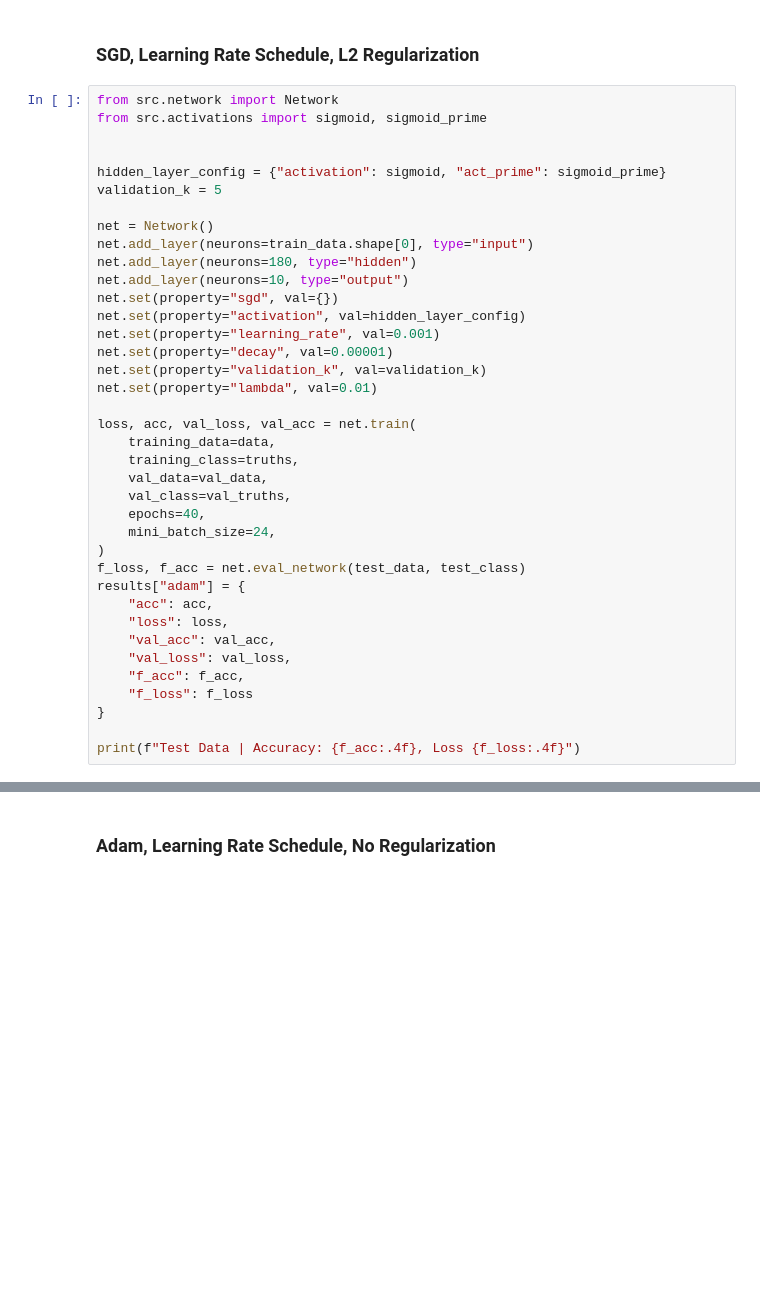
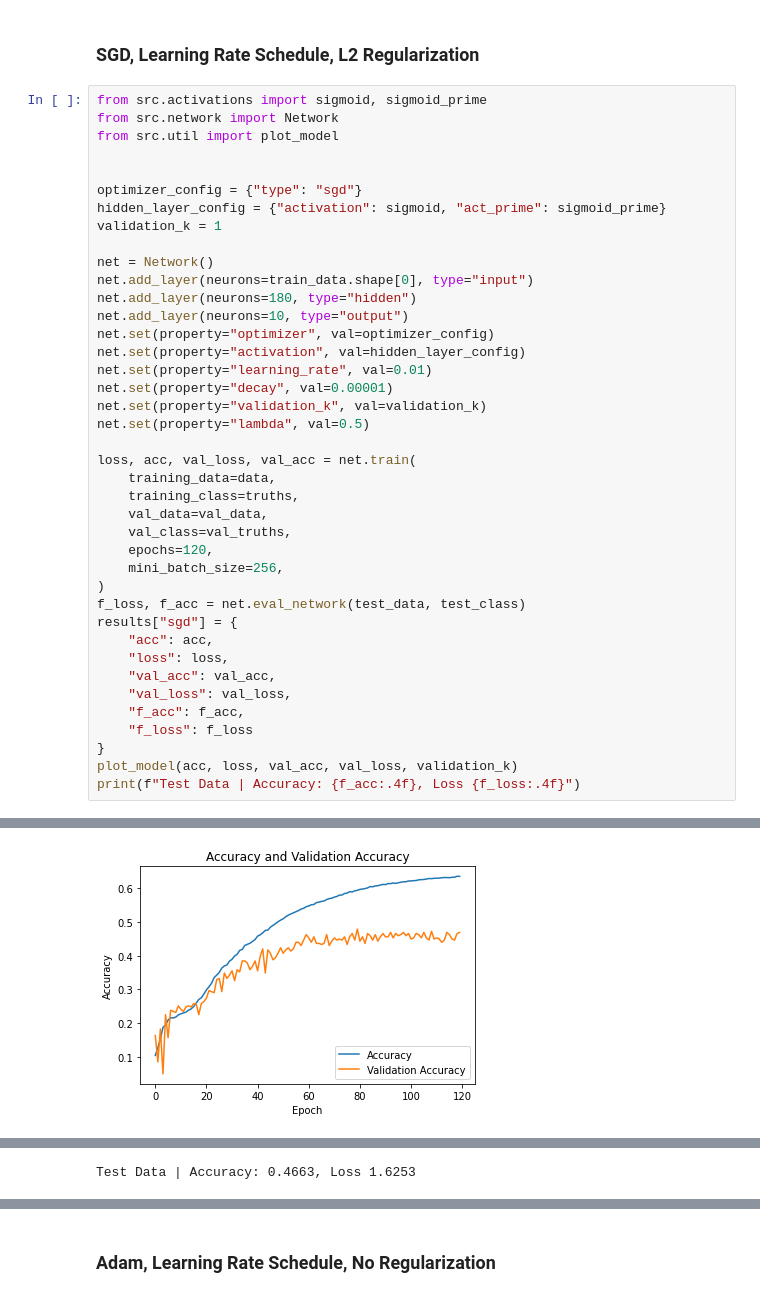
Before and after one commit to JakobSkornik/deep-learning-projects, a Jupyter notebook: task-1/main.ipynb, the cells around one changed output, grey strips where cells are left out. Cells and saved outputs as stored; diff of their text form; blank space fills up the shorter version.

```diff
--- a/task-1/main.ipynb
+++ b/task-1/main.ipynb
@@ -159,34 +113,36 @@ plot_model(acc, loss, val_acc, val_loss, validation_k)
 # %% [markdown]
 ### SGD, Learning Rate Schedule, L2 Regularization
 # %%
+from src.activations import sigmoid, sigmoid_prime
 from src.network import Network
-from src.activations import sigmoid, sigmoid_prime
+from src.util import plot_model
 
 
+optimizer_config = {"type": "sgd"}
 hidden_layer_config = {"activation": sigmoid, "act_prime": sigmoid_prime}
-validation_k = 5
+validation_k = 1
 
 net = Network()
 net.add_layer(neurons=train_data.shape[0], type="input")
 net.add_layer(neurons=180, type="hidden")
 net.add_layer(neurons=10, type="output")
-net.set(property="sgd", val={})
+net.set(property="optimizer", val=optimizer_config)
 net.set(property="activation", val=hidden_layer_config)
-net.set(property="learning_rate", val=0.001)
+net.set(property="learning_rate", val=0.01)
 net.set(property="decay", val=0.00001)
 net.set(property="validation_k", val=validation_k)
-net.set(property="lambda", val=0.01)
+net.set(property="lambda", val=0.5)
 
 loss, acc, val_loss, val_acc = net.train(
     training_data=data,
     training_class=truths,
     val_data=val_data,
     val_class=val_truths,
-    epochs=40,
-    mini_batch_size=24,
+    epochs=120,
+    mini_batch_size=256,
 )
 f_loss, f_acc = net.eval_network(test_data, test_class)
-results["adam"] = {
+results["sgd"] = {
     "acc": acc,
     "loss": loss,
     "val_acc": val_acc,
@@ -194,5 +150,6 @@ results["adam"] = {
     "f_acc": f_acc,
     "f_loss": f_loss
 }
-
+plot_model(acc, loss, val_acc, val_loss, validation_k)
 print(f"Test Data | Accuracy: {f_acc:.4f}, Loss {f_loss:.4f}")
+# %% [output]
@@ -198,0 +173 @@ print(f"Test Data | Accuracy: {f_acc:.4f}, Loss {f_loss:.4f}")
+[figure, added]
@@ -198,0 +175 @@ print(f"Test Data | Accuracy: {f_acc:.4f}, Loss {f_loss:.4f}")
+Test Data | Accuracy: 0.4663, Loss 1.6253
```
Also changed, not shown: parts of 14 cells of this notebook, 6 other files.
